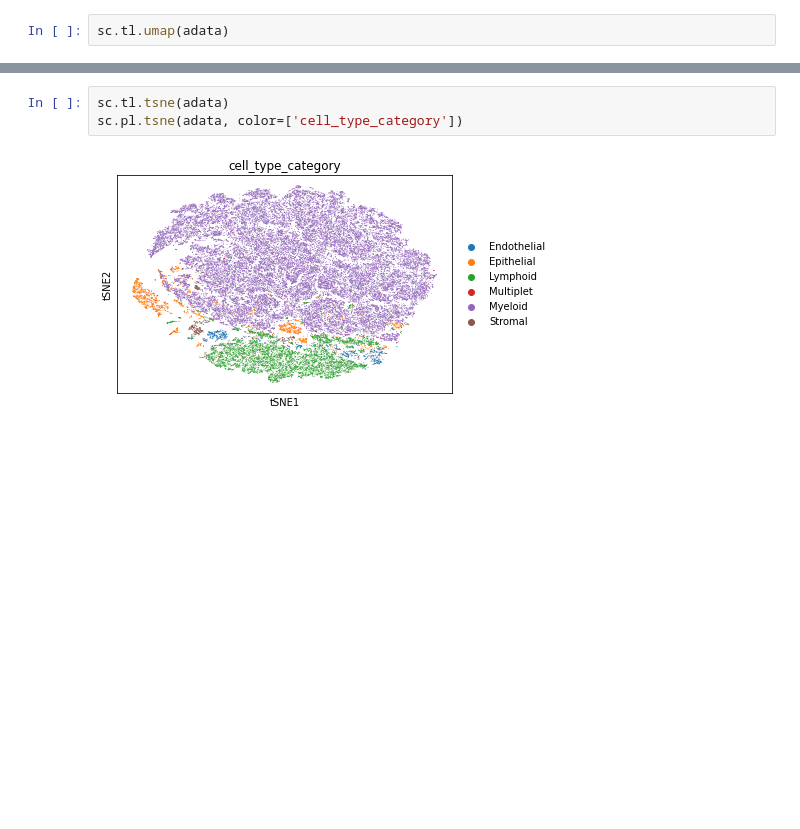
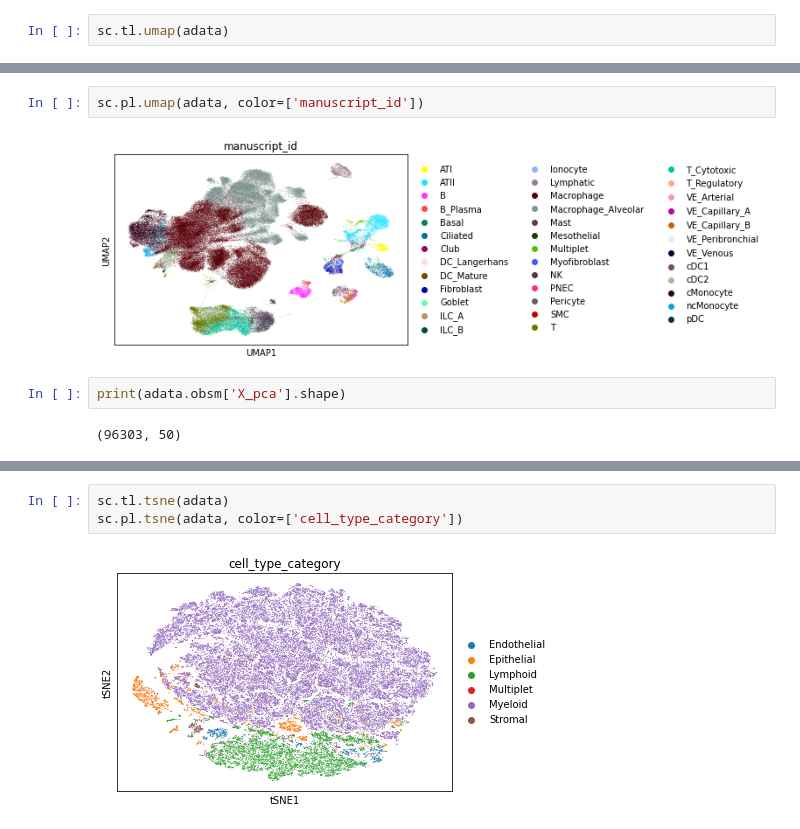
Before and after one commit to sanaml25/708project, a Jupyter notebook: TopicModeling.ipynb, the cells around one changed output, grey strips where cells are left out. Cells and saved outputs as stored; diff of their text form; blank space fills up the shorter version.

Commit message:
Add extra plots

```diff
--- a/TopicModeling.ipynb
+++ b/TopicModeling.ipynb
@@ -62,0 +60,8 @@ sc.pl.umap(adata, color=['cell_type_category'])
+# %%
+sc.pl.umap(adata, color=['manuscript_id'])
+# %% [output]
+[figure, added]
+# %%
+print(adata.obsm['X_pca'].shape)
+# %% [output]
+(96303, 50)
```
Also changed, not shown: parts of 5 cells of this notebook.
